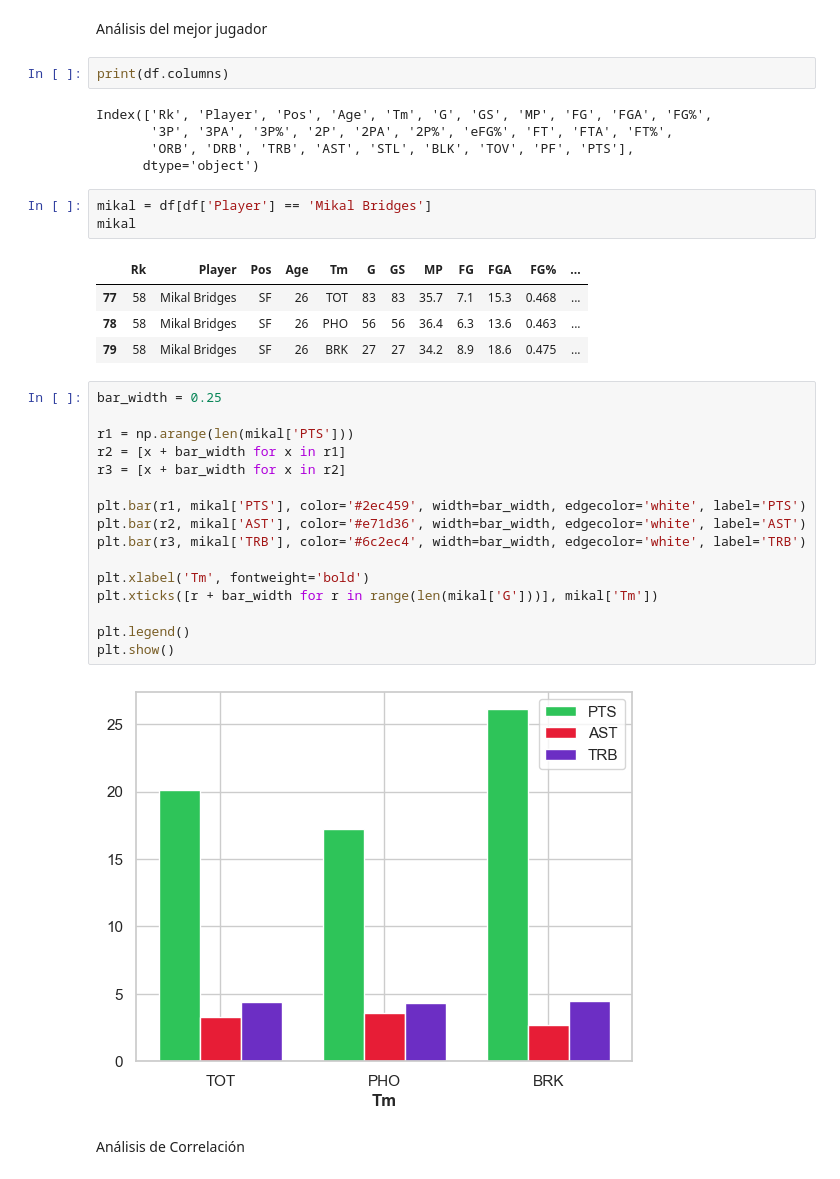
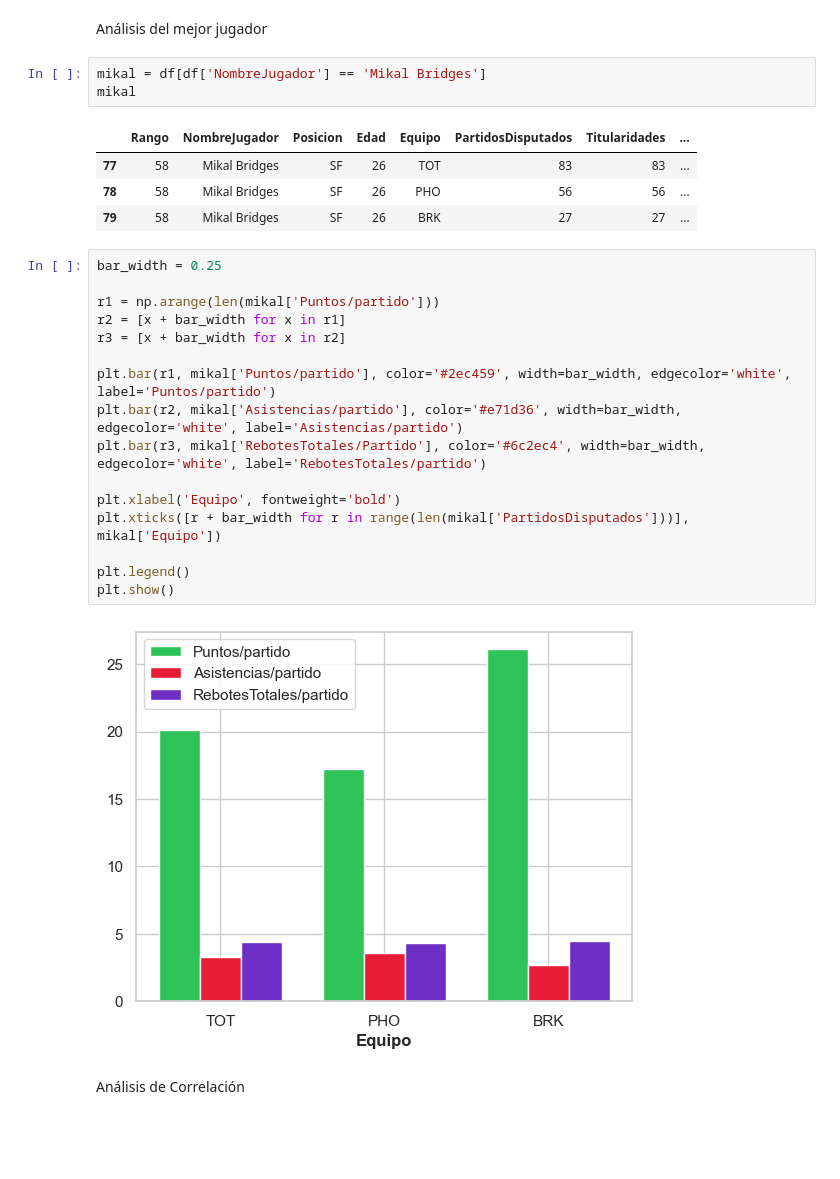
Before and after one commit to ItziCG/EDA_NBA, a Jupyter notebook: src/utils/EDA_NBA.ipynb, the cells around one changed output. Cells and saved outputs as stored; diff of their text form; blank space fills up the shorter version.

```diff
--- a/src/utils/EDA_NBA.ipynb
+++ b/src/utils/EDA_NBA.ipynb
@@ -320,38 +329,31 @@ KeyError: "None of [Index(['Player', 'G'], dtype='object')] are in the [columns]
 # %% [markdown]
 Análisis del mejor jugador
-# %%
-print(df.columns)
-# %% [output]
-Index(['Rk', 'Player', 'Pos', 'Age', 'Tm', 'G', 'GS', 'MP', 'FG', 'FGA', 'FG%',
-       '3P', '3PA', '3P%', '2P', '2PA', '2P%', 'eFG%', 'FT', 'FTA', 'FT%',
-       'ORB', 'DRB', 'TRB', 'AST', 'STL', 'BLK', 'TOV', 'PF', 'PTS'],
-      dtype='object')
 # %%
-mikal = df[df['Player'] == 'Mikal Bridges']
+mikal = df[df['NombreJugador'] == 'Mikal Bridges']
 mikal
 # %% [output]
-|  | Rk | Player | Pos | Age | Tm | G | GS | MP | FG | FGA | FG% | ... |
-| 77 | 58 | Mikal Bridges | SF | 26 | TOT | 83 | 83 | 35.7 | 7.1 | 15.3 | 0.468 | ... |
-| 78 | 58 | Mikal Bridges | SF | 26 | PHO | 56 | 56 | 36.4 | 6.3 | 13.6 | 0.463 | ... |
-| 79 | 58 | Mikal Bridges | SF | 26 | BRK | 27 | 27 | 34.2 | 8.9 | 18.6 | 0.475 | ... |
+|  | Rango | NombreJugador | Posicion | Edad | Equipo | PartidosDisputados | Titularidades | ... |
+| 77 | 58 | Mikal Bridges | SF | 26 | TOT | 83 | 83 | ... |
+| 78 | 58 | Mikal Bridges | SF | 26 | PHO | 56 | 56 | ... |
+| 79 | 58 | Mikal Bridges | SF | 26 | BRK | 27 | 27 | ... |
 # %%
 bar_width = 0.25
 
-r1 = np.arange(len(mikal['PTS']))
+r1 = np.arange(len(mikal['Puntos/partido']))
 r2 = [x + bar_width for x in r1]
 r3 = [x + bar_width for x in r2]
 
-plt.bar(r1, mikal['PTS'], color='#2ec459', width=bar_width, edgecolor='white', label='PTS')
-plt.bar(r2, mikal['AST'], color='#e71d36', width=bar_width, edgecolor='white', label='AST')
-plt.bar(r3, mikal['TRB'], color='#6c2ec4', width=bar_width, edgecolor='white', label='TRB')
+plt.bar(r1, mikal['Puntos/partido'], color='#2ec459', width=bar_width, edgecolor='white', label='Puntos/partido')
+plt.bar(r2, mikal['Asistencias/partido'], color='#e71d36', width=bar_width, edgecolor='white', label='Asistencias/partido')
+plt.bar(r3, mikal['RebotesTotales/Partido'], color='#6c2ec4', width=bar_width, edgecolor='white', label='RebotesTotales/partido')
 
-plt.xlabel('Tm', fontweight='bold')
-plt.xticks([r + bar_width for r in range(len(mikal['G']))], mikal['Tm'])
+plt.xlabel('Equipo', fontweight='bold')
+plt.xticks([r + bar_width for r in range(len(mikal['PartidosDisputados']))], mikal['Equipo'])
 
 plt.legend()
 plt.show()
 # %% [output]
-[figure, old version]
+[figure, new version]
 # %% [markdown]
 Análisis de Correlación
 # %%
```
Also changed, not shown: parts of 7 cells of this notebook.
